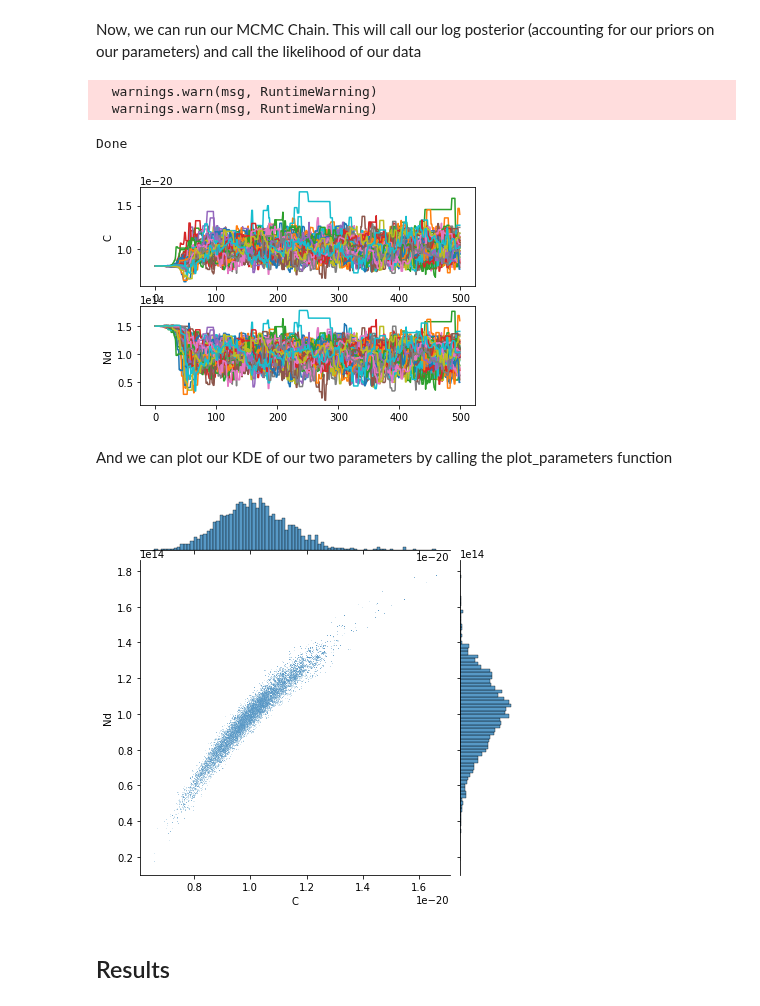
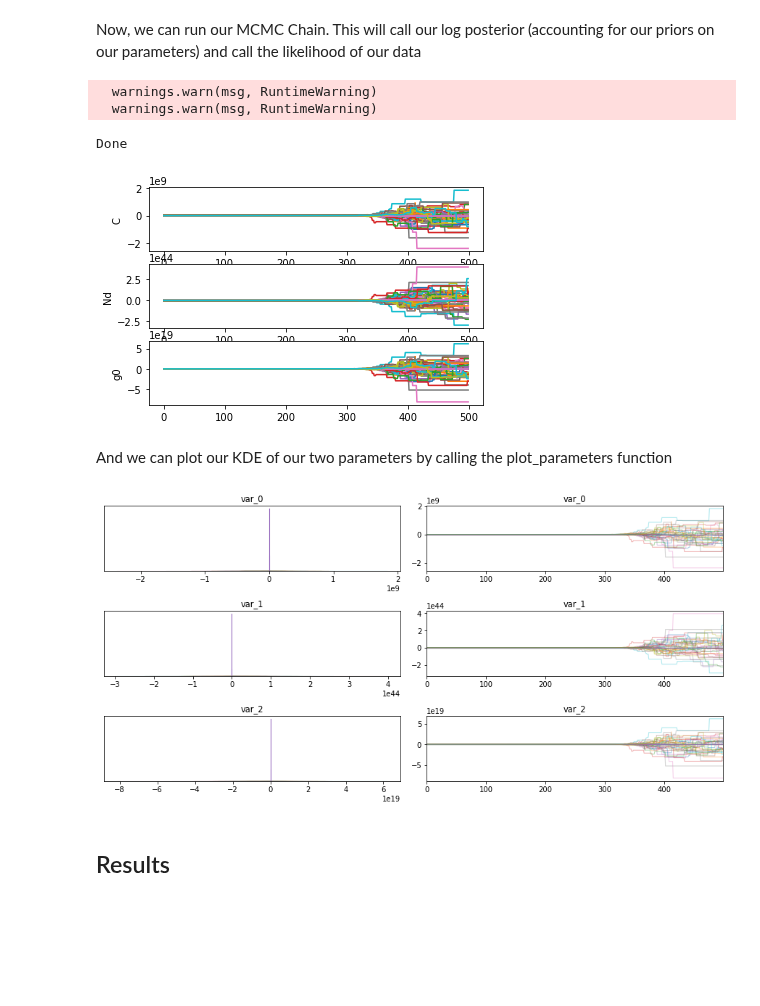
Before and after one commit to phys201/qd_laser_dynamics, a Jupyter notebook: tutorial.ipynb, the cells around one changed output. Saved outputs shown, nothing was run; the diff lists cells and outputs as text; code cells hidden in the pictures; blank space fills up the shorter version.

Commit message:
added g0 inference, ran on experimental data

```diff
--- a/tutorial.ipynb
+++ b/tutorial.ipynb
@@ -89,11 +90,14 @@ Here we upload our simulation data. This data follows directly from the solution
 # %%
 import pandas as pd
 
-simulated_data_frame = load_data(get_example_data_file_path('..\data_files\simulated_data_csv.csv'))
+simulated_data_frame = load_data(get_example_data_file_path('..\data_files\experimental_data_csv.csv'))
 
-x = simulated_data_frame['x'][:]
-y = simulated_data_frame['y'][:]
-sigma_y = simulated_data_frame['sigma_y'][:]
+x = simulated_data_frame['x'][4:]
+y = simulated_data_frame['y'][4:]
+sigma_y = simulated_data_frame['sigma_y'][4:]
+x.reset_index(drop=True, inplace=True)
+y.reset_index(drop=True, inplace=True)
+sigma_y.reset_index(drop=True, inplace=True)
 simulated_data_frame.columns = ['current density (A/m^2)', 'photon density (m^-3)', 'sigma_y']
 simulated_data_frame.plot(x='current density (A/m^2)', y='photon density (m^-3)', kind='scatter', yerr='sigma_y', s=30)
 
@@ -108,18 +115,19 @@ nsteps = 500
 # %% [markdown]
 We have to give our mdel an initial guess: here's an initial guess slightly off from the paper's parameter values to show how the MCMC equilibrates to the correct value
 # %%
-ls_result = [0.8e-20, 1.5E14]
+ls_result = [0.8e-20, 1.5E14, 0.15E-10]
 # %% [markdown]
 We also need to set up our priors for Nd and C:
 # %%
 C_bounds = (10e-21, 10e-19)
 Nd_bounds = (1E13, 1E15)
-CN_exp = (10e-20, 1e14)
+g0_bounds = (0.15E-13, 0.15E-7)
+CNg0_exp = (10e-20, 1e14, 0.15E-10)
 # %% [markdown]
 We first set up our posterior class with our initial guess for our constants and bounds on our parameters:
 # %%
 initial_guess = np.array([2E21,0.5,1E15])
-logpost = Posterior(initial_guess, C_bounds, Nd_bounds, CN_exp)
+logpost = Posterior(initial_guess, C_bounds, Nd_bounds, g0_bounds, CNg0_exp)
 # %% [markdown]
 Now, we can run our MCMC Chain.  This will call our log posterior (accounting for our priors on our parameters) and call the likelihood of our data
 # %%
@@ -128,14 +136,15 @@ param = logpost.mc(x,y,sigma_y, ls_result)
   warnings.warn(msg, RuntimeWarning)
   warnings.warn(msg, RuntimeWarning)
 Done
-[figure, old version]
+[figure, new version]
 # %% [markdown]
 And we can plot our KDE of our two parameters by calling the plot_parameters function
 # %%
-logpost.plot_parameters(param)
+#logpost.plot_parameters(param)
 #plt.savefig('figures\sim_est.png')
+az.plot_trace(param[1]);
 # %% [output]
-[figure, old version]
+[figure, new version]
 # %% [markdown]
 ## Results
 # %% [markdown]
```
Also changed, not shown: parts of 3 cells of this notebook, 1 other file.
